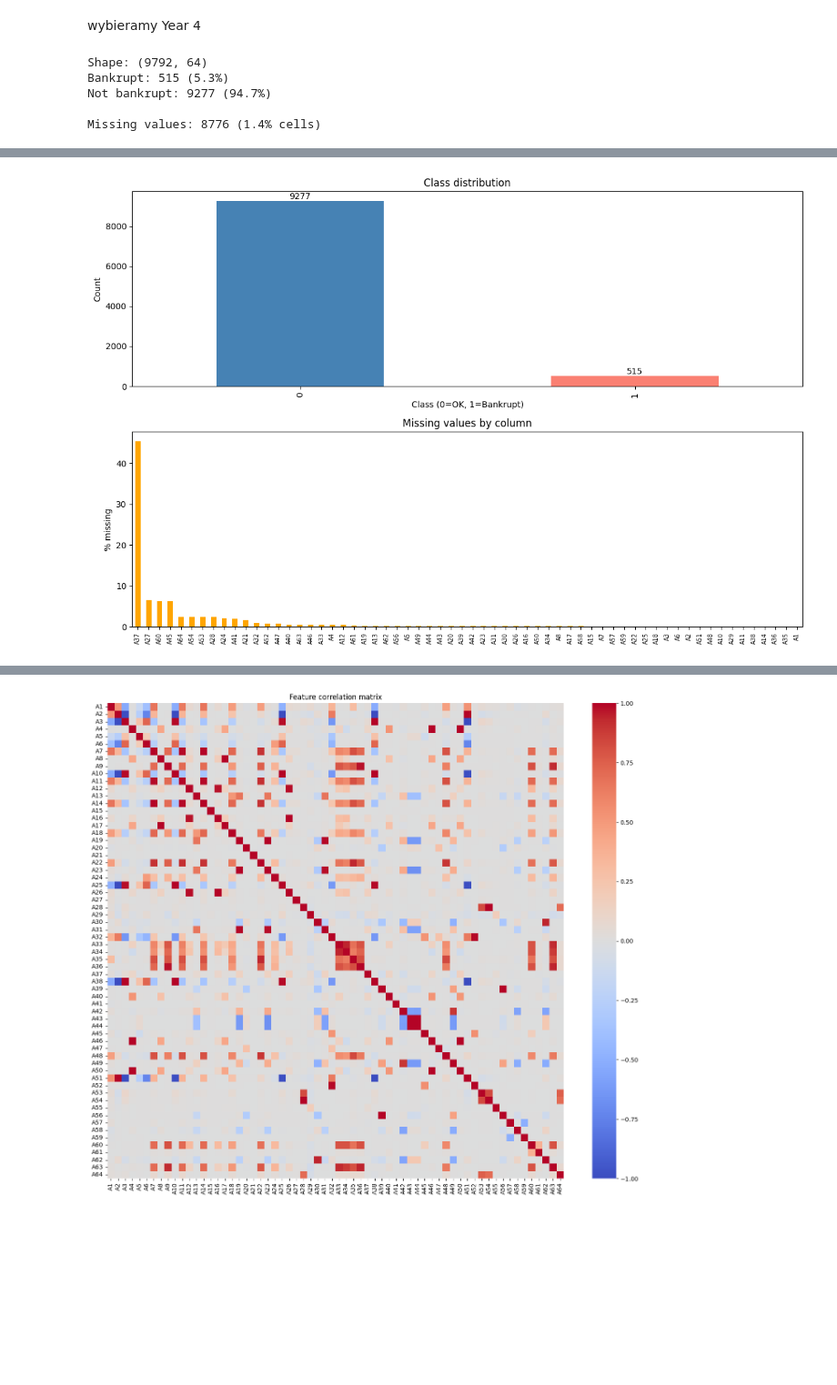
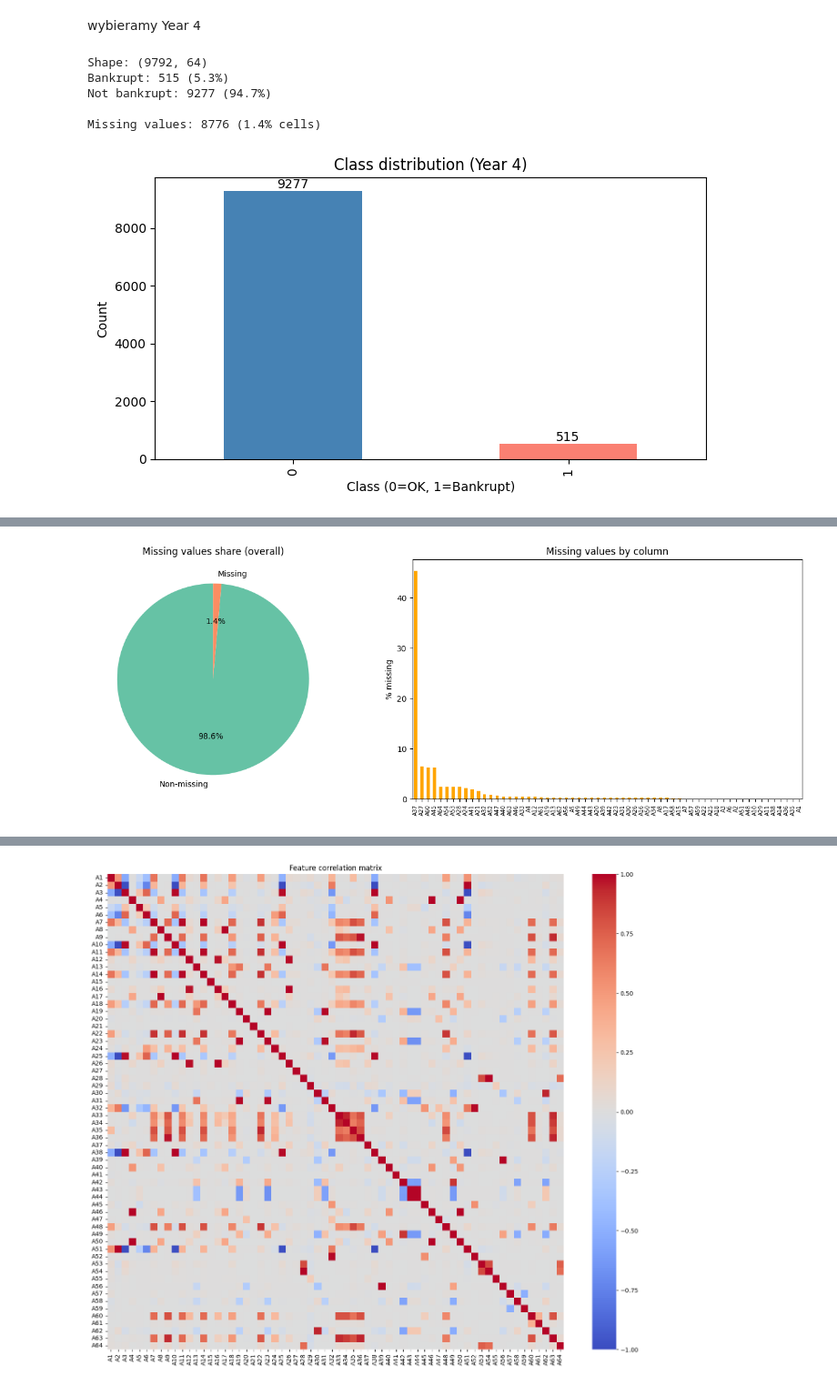
Before and after one commit to mikolaj-olesinski/Machine-Learning-PWR, a Jupyter notebook: lista1/lab1.ipynb, the cells around one changed output, grey strips where cells are left out. Shown at 91% size. Drawn from its saved outputs; the diff is of its cells as text; code cells hidden in the pictures; blank space fills up the shorter version.

```diff
--- a/lista1/lab1.ipynb
+++ b/lista1/lab1.ipynb
@@ -73,16 +73,35 @@ y = df['class']
 X = X.reset_index(drop=True)
 y = y.reset_index(drop=True)
 
+bankrupt = (y == 1).sum()
+not_bankrupt = (y == 0).sum()
+missing_cells = X.isnull().sum().sum()
+total_cells = X.size
+
 print(f"Shape: {X.shape}")
-print(f"Bankrupt: {(y==1).sum()} ({100*(y==1).mean():.1f}%)")
-print(f"Not bankrupt: {(y==0).sum()} ({100*(y==0).mean():.1f}%)")
-print(f"\nMissing values: {X.isnull().sum().sum()} ({100*X.isnull().sum().sum()/X.size:.1f}% cells)")
+print(f"Bankrupt: {bankrupt} ({100*bankrupt/len(y):.1f}%)")
+print(f"Not bankrupt: {not_bankrupt} ({100*not_bankrupt/len(y):.1f}%)")
+print(f"\nMissing values: {missing_cells} ({100*missing_cells/total_cells:.1f}% cells)")
+
+fig, ax = plt.subplots(figsize=(7, 4))
+y.value_counts().sort_index().plot.bar(ax=ax, color=['steelblue', 'salmon'])
+ax.set_title('Class distribution (Year 4)')
+ax.set_xlabel('Class (0=OK, 1=Bankrupt)')
+ax.set_ylabel('Count')
+for p in ax.patches:
+    ax.annotate(f'{int(p.get_height())}',
+                (p.get_x() + p.get_width()/2, p.get_height()),
+                ha='center', va='bottom')
+
+plt.tight_layout()
+plt.show()
 # %% [output]
 Shape: (9792, 64)
 Bankrupt: 515 (5.3%)
 Not bankrupt: 9277 (94.7%)
 
 Missing values: 8776 (1.4% cells)
+[figure, added]
 # %%
 pd.set_option('display.float_format', '{:.2f}'.format)
 
@@ -109,27 +128,31 @@ A62 2017.38 117349.65   -14965.00  74.73 10800000.00       0.20
 A63    8.66     60.84       -0.02   4.85     5662.40       0.40
 A64   35.95    483.32       -0.00   4.04    21153.00       2.40
 # %%
-fig, axes = plt.subplots(2, 1, figsize=(12, 8))
+missing_cells = X.isnull().sum().sum()
+total_cells = X.size
+non_missing_cells = total_cells - missing_cells
 
-# Class distribution
-y.value_counts().plot.bar(ax=axes[0], color=['steelblue', 'salmon'])
-axes[0].set_title('Class distribution')
-axes[0].set_xlabel('Class (0=OK, 1=Bankrupt)')
-axes[0].set_ylabel('Count')
-for p in axes[0].patches:
-    axes[0].annotate(f'{int(p.get_height())}',
-                     (p.get_x() + p.get_width()/2, p.get_height()),
-                     ha='center', va='bottom')
+fig, axes = plt.subplots(1, 2, figsize=(14, 5))
+
+# Missing values overall
+axes[0].pie(
+    [non_missing_cells, missing_cells],
+    labels=['Non-missing', 'Missing'],
+    colors=['#66c2a5', '#fc8d62'],
+    autopct='%1.1f%%',
+    startangle=90
+)
+axes[0].set_title('Missing values share (overall)')
 
 # Missing values per column
 missing = (X.isnull().sum() / len(X) * 100).sort_values(ascending=False)
 missing = missing[missing > 0]
 missing.plot.bar(ax=axes[1], color='orange')
 axes[1].set_title('Missing values by column')
 axes[1].set_ylabel('% missing')
 axes[1].tick_params(axis='x', labelsize=7)
 
 plt.tight_layout()
 plt.show()
 # %% [output]
-[figure, old version]
+[figure, new version]
```
Also changed, not shown: parts of 29 cells of this notebook.
